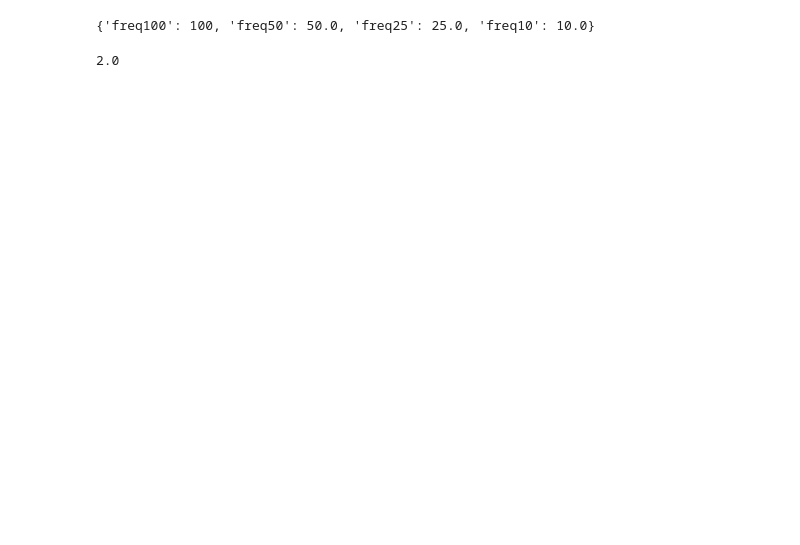
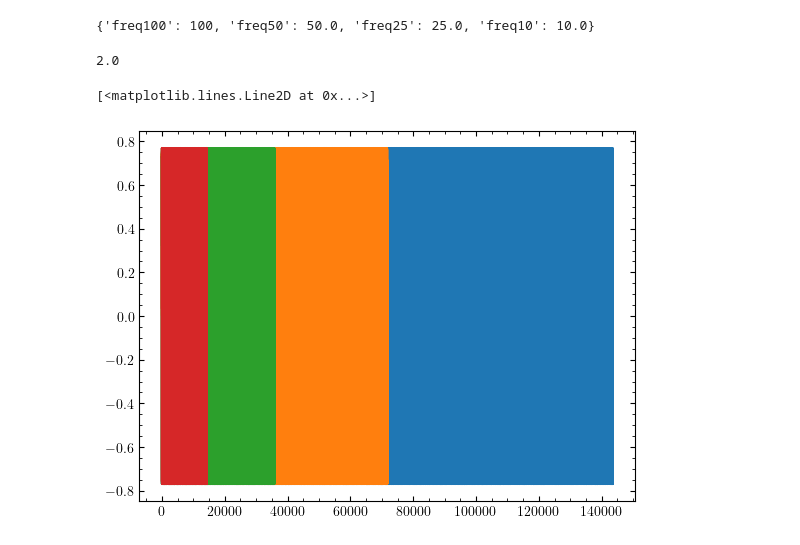
Before and after one commit to Bkorotko03/ALTrainSeismo, a Jupyter notebook: testsAndSuch/PSDProd.ipynb, the cells around one changed output. Saved outputs shown, nothing was run; the diff lists cells and outputs as text; code cells hidden in the pictures; blank space fills up the shorter version.

```diff
--- a/testsAndSuch/PSDProd.ipynb
+++ b/testsAndSuch/PSDProd.ipynb
@@ -32,9 +32,9 @@ for i in range(len(timeGrid)):
     noiseTimeGrid.append(timeGrid[i] + diff)
 noiseTimeGrid = np.array(noiseTimeGrid)
 
-noiseSignalA = 0.5 * np.sin(4*noiseTimeGrid/(2*np.pi))
-noiseSignalB = 0.5 * np.sin(noiseTimeGrid/(2*np.pi))
-noiseSignalC = 0.5 * np.sin(3*noiseTimeGrid/(2*np.pi))
+noiseSignalA = 0.5 * np.sin(40*noiseTimeGrid/(2*np.pi))
+noiseSignalB = 0.5 * np.sin(100*noiseTimeGrid/(2*np.pi))
+noiseSignalC = 0.5 * np.sin(300*noiseTimeGrid/(2*np.pi))
 noiseSignal1 = noiseSignalA + noiseSignalB
 noiseSignal2 = (noiseSignalA + noiseSignalC)[10000:-10000]
 noiseSignal3 = (noiseSignalB + noiseSignalC)[40000:-40000]
@@ -80,7 +80,25 @@ freqDict
 # %% [output]
 2.0
 # %%
-def noiseDownSamp(nArr = noiseArrs,fd=freqDict):
+def downSamp(nArr = noiseArrs,fd=freqDict):
     noiseDict = {}
     for label in fd.keys():
+        f = fd[label]
+        skipNum = int(defFreq / f)
+        # print(type(skipNum))
+        noiseDict[label] = []
         for i in range(len(nArr)):
+            downArr = nArr[i][::skipNum]
+            noiseDict[label].append(downArr)
+    return noiseDict
+# %%
+noiseDict = downSamp()
+# %%
+# downsampling works
+plt.plot(noiseDict['freq100'][2])
+plt.plot(noiseDict['freq50'][2])
+plt.plot(noiseDict['freq25'][2])
+plt.plot(noiseDict['freq10'][2])
+# %% [output]
+[<matplotlib.lines.Line2D at 0x...>]
+[figure, added]
```
Also changed, not shown: parts of 9 cells of this notebook.
